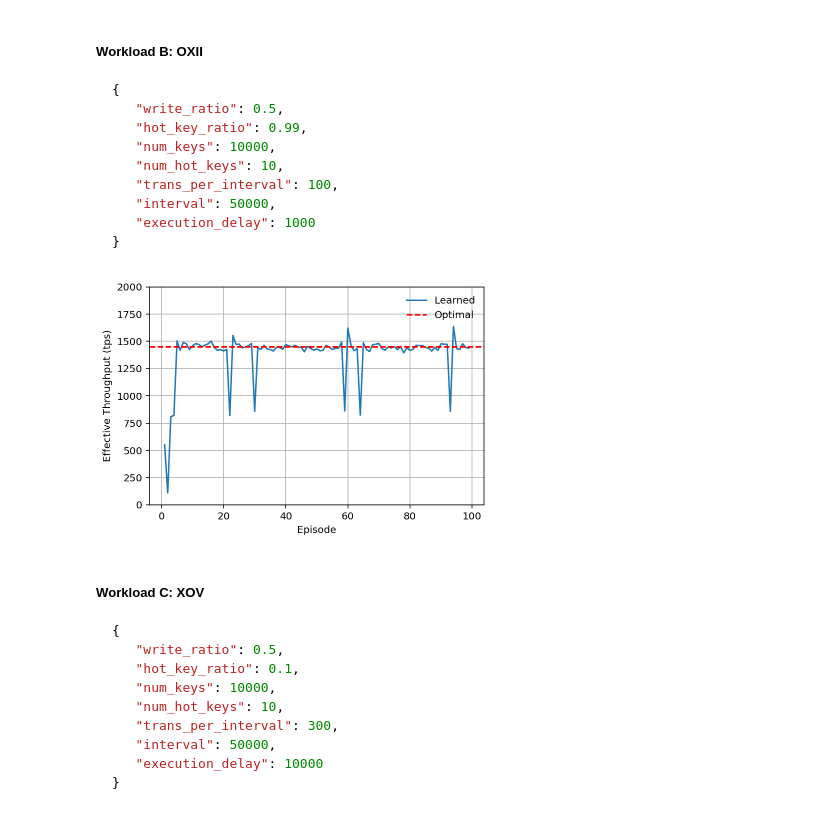
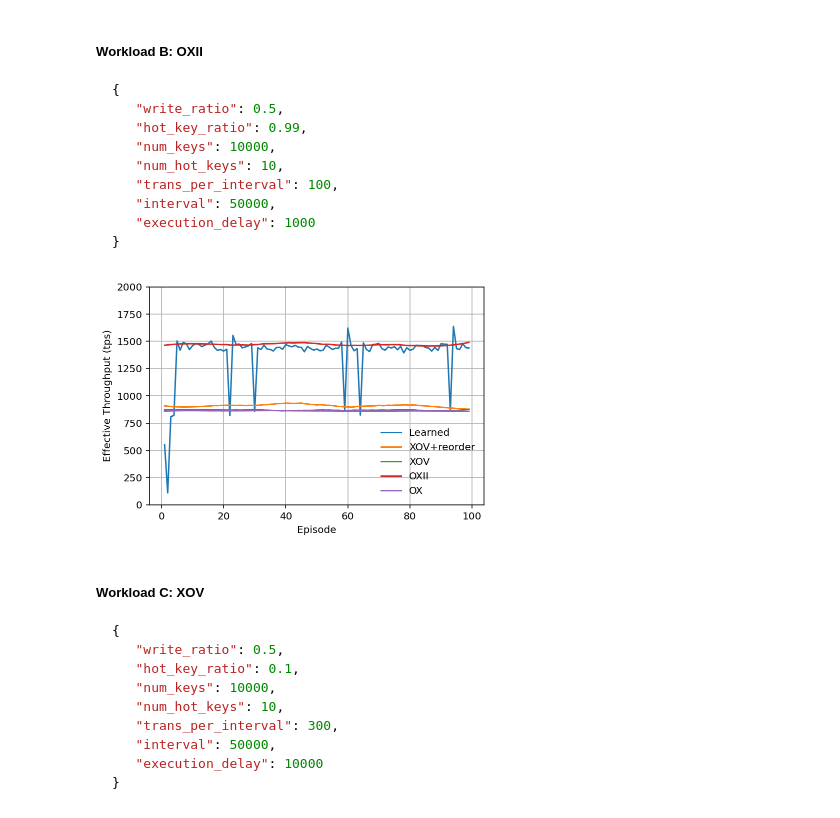
Before and after one commit to chenyuanwu/AdaChain, a Jupyter notebook: src/learning/evaluation.ipynb, the cells around one changed output. Cells and saved outputs as stored; diff of their text form; code cells hidden in the pictures.

````diff
--- a/src/learning/evaluation.ipynb
+++ b/src/learning/evaluation.ipynb
@@ -51,10 +67,10 @@ exp1_plot_throughput('data/eval1/workload_a_ada.csv', 2000, 1500)
    "execution_delay": 1000
 }
 ```
-# %%
-exp1_plot_throughput('data/eval1/workload_b_ada.csv', 2000, 1450)
-# %% [output]
-[figure, removed]
+# %%
+exp1_plot_throughput('b', 2000)
+# %% [output]
+[figure, added]
 # %% [markdown]
 ##### Workload C: XOV
 ```json
````
Also changed, not shown: parts of 7 cells of this notebook, 13 other files.
